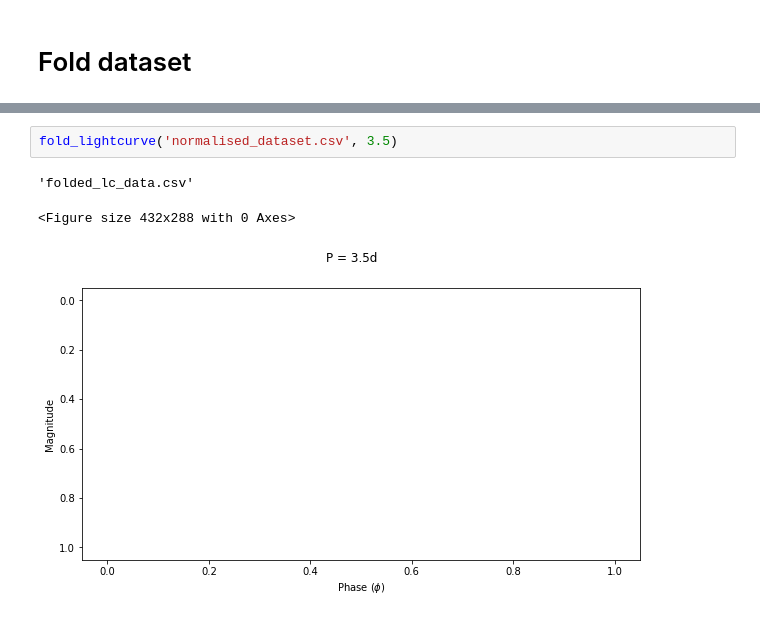
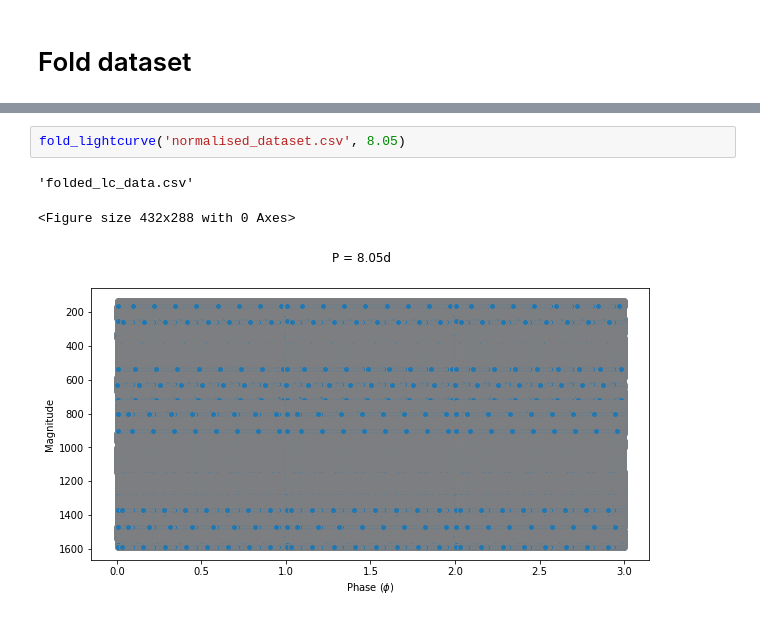
Before and after one commit to yb373/PH30116-report, a Jupyter notebook: Light curve fitting experiments.ipynb, the cells around one changed output, grey strips where cells are left out. Saved outputs shown, nothing was run; the diff lists cells and outputs as text.

```diff
--- a/Light curve fitting experiments.ipynb
+++ b/Light curve fitting experiments.ipynb
@@ -311,8 +348,8 @@ def fold_lightcurve(filename, period, *args, **kwargs):
 
     return outdata
 # %%
-fold_lightcurve('normalised_dataset.csv', 3.5)
+fold_lightcurve('normalised_dataset.csv', 8.05)
 # %% [output]
 'folded_lc_data.csv'
 <Figure size 432x288 with 0 Axes>
-[figure, old version]
+[figure, new version]
```
Also changed, not shown: parts of 14 cells of this notebook, 3 other files.
